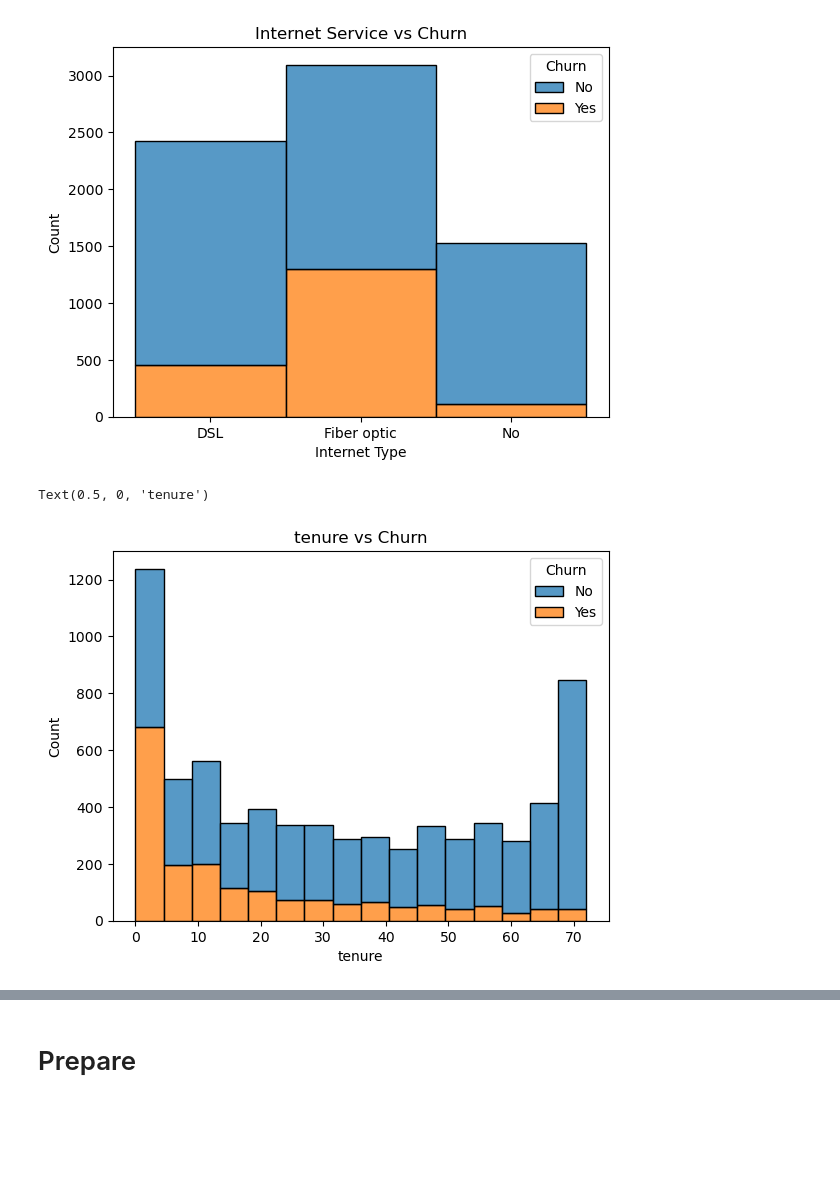
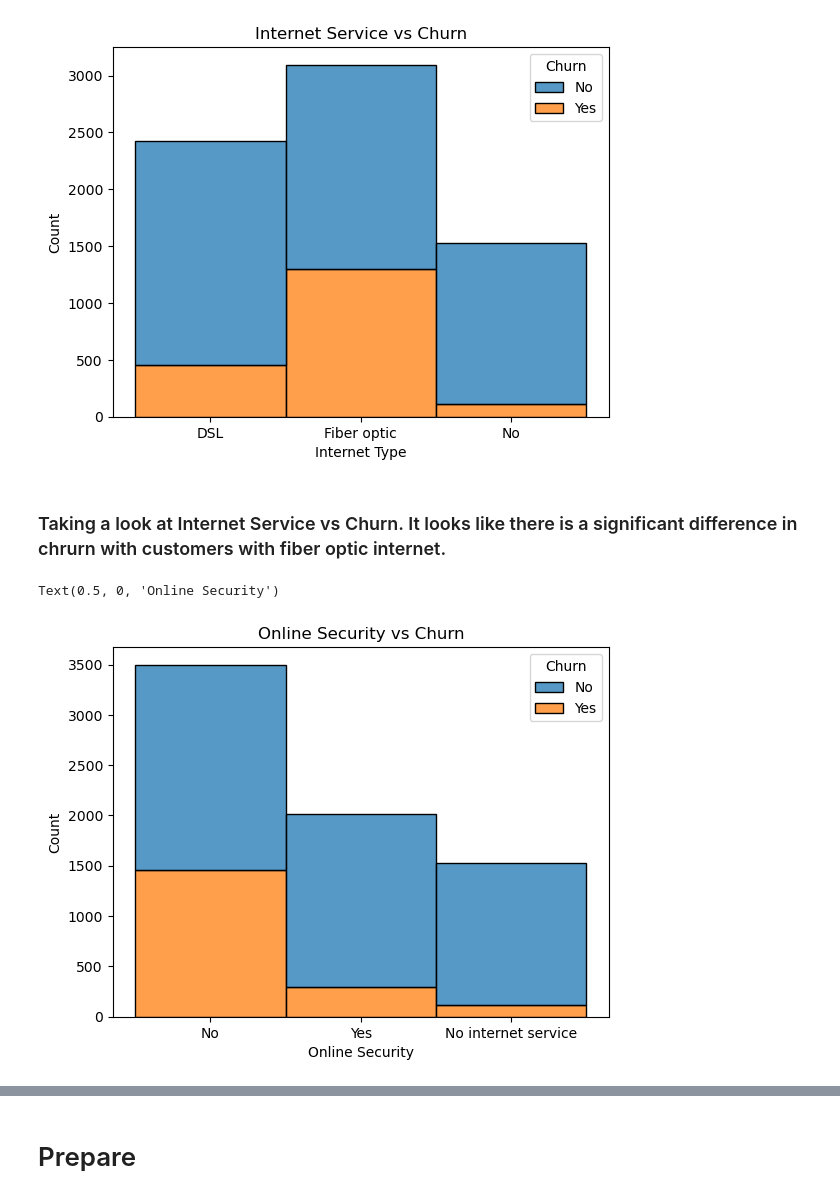
Before and after one commit to Garrett-Arnett/Classification_Project, a Jupyter notebook: project_final.ipynb, the cells around one changed output, grey strips where cells are left out. Cells and saved outputs as stored; diff of their text form; code cells hidden in the pictures; blank space fills up the shorter version.

```diff
--- a/project_final.ipynb
+++ b/project_final.ipynb
@@ -171,15 +126,17 @@ plt.xlabel('Internet Type')
 # %% [output]
 Text(0.5, 0, 'Internet Type')
 [figure]
+# %% [markdown]
+### Taking a look at Internet Service vs Churn. It looks like there is a significant difference in chrurn with customers with fiber optic internet.
 # %%
-# Look at tenure and churn
+# Online Security and Churn
 sns.histplot(data=df,
-            x=df.tenure,
+            x=df.OnlineSecurity,
             hue=df.Churn,
             multiple='stack')
 
-plt.title("tenure vs Churn")
-plt.xlabel('tenure')
+plt.title("Online Security vs Churn")
+plt.xlabel('Online Security')
 # %% [output]
-Text(0.5, 0, 'tenure')
+Text(0.5, 0, 'Online Security')
-[figure, old version]
+[figure, new version]
```
Also changed, not shown: parts of 84 cells of this notebook.
